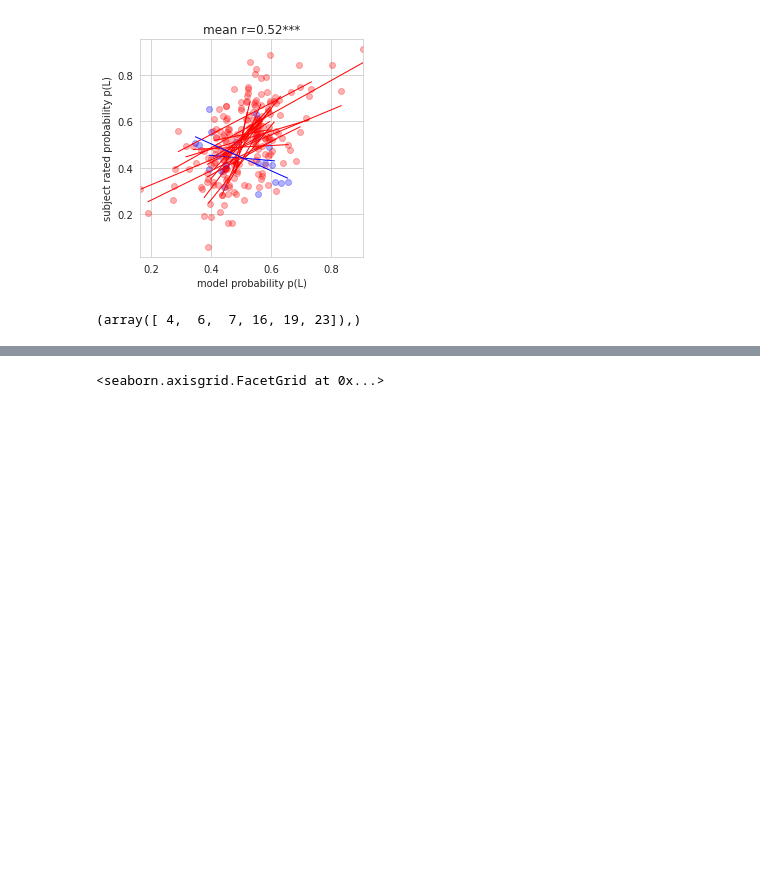
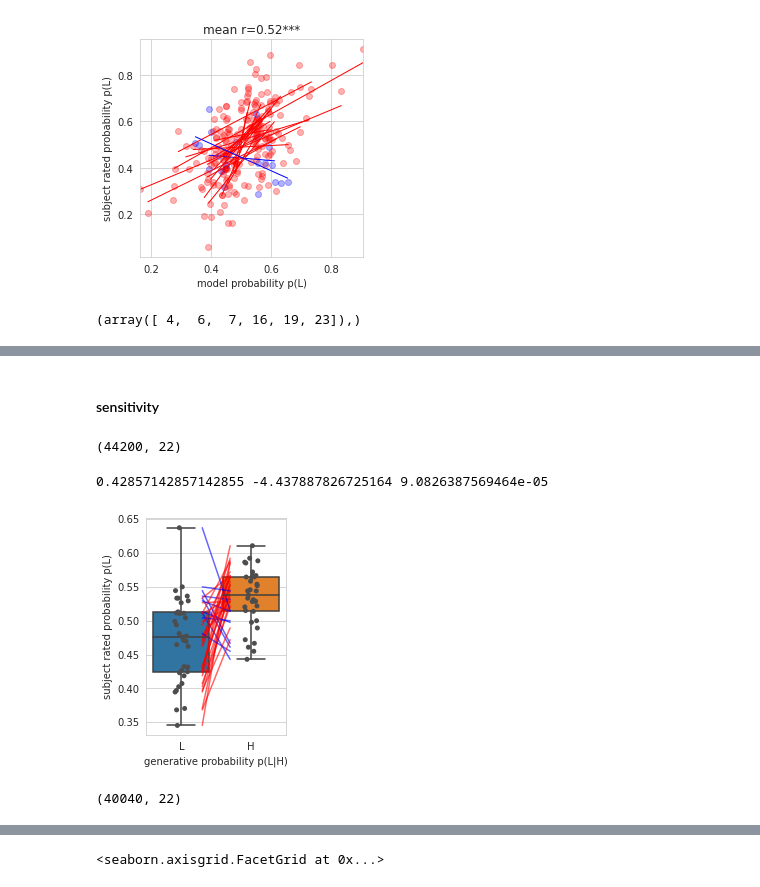
Before and after one commit to syzhang/tsl_hbi, a Jupyter notebook: model_gen/plot_params.ipynb, the cells around one changed output, grey strips where cells are left out. Drawn from its saved outputs; the diff is of its cells as text; code cells hidden in the pictures; blank space fills up the shorter version.

Commit message:
genobs and genmod plot

```diff
--- a/model_gen/plot_params.ipynb
+++ b/model_gen/plot_params.ipynb
@@ -172 +172,3 @@ plot_bins(df_pmod, sj_idx=None, model=None)
 [figure]
+# %% [markdown]
+#### sensitivity
@@ -172,0 +306,22 @@ plot_bins(df_pmod, sj_idx=None, model=None)
+# %%
+df_pmod = pd.read_csv('./local_output/fmri_io_jump_freq.csv')
+df_gen = pd.read_csv('../data/fmri_behavioural_new.csv')
+df_genmod = pd.concat([df_gen, df_pmod], axis=1)
+df_gm = df_genmod.loc[:,~df_genmod.columns.duplicated()]
+df_gm.shape
+# %% [output]
+(44200, 22)
+# %%
+plot_bins_gensj(df_gm, sj_idx=None, cut_num=2)
+plt.savefig('./figs/genobs_2bins_fmri.png', bbox_inches='tight')
+# %% [output]
+0.42857142857142855 -4.437887826725164 9.0826387569464e-05
+[figure, added]
+# %%
+df_pmod = pd.read_csv('./local_output/practice_io_jump_freq.csv')
+df_gen = pd.read_csv('../data/practice_behavioural.csv')
+df_genmod = pd.concat([df_gen, df_pmod], axis=1)
+df_gm = df_genmod.loc[:,~df_genmod.columns.duplicated()]
+df_gm.shape
+# %% [output]
+(40040, 22)
```
Also changed, not shown: parts of 13 cells of this notebook, 4 other files.
